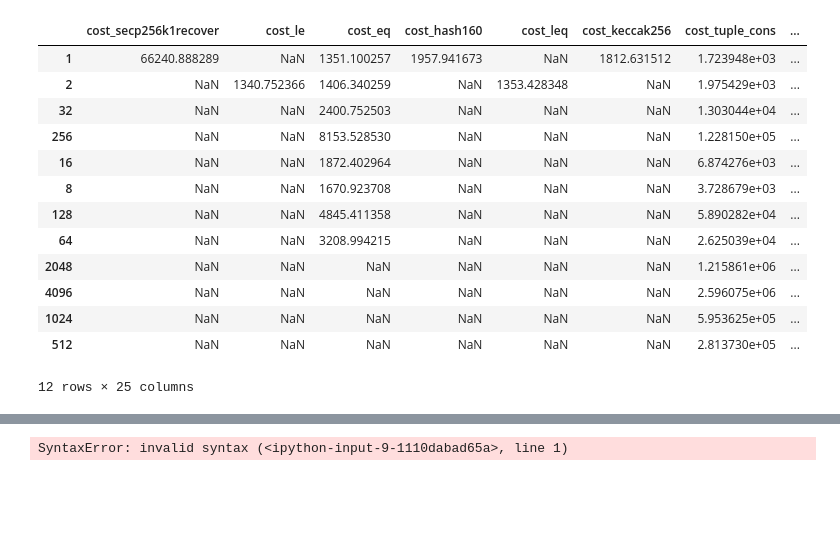
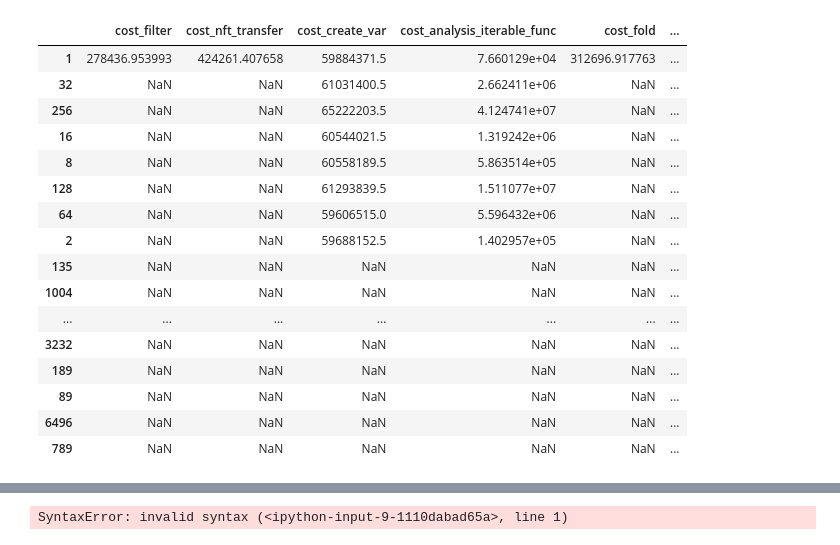
Before and after one commit to stacks-network/clarity-benchmarking, a Jupyter notebook: cost_estimator.ipynb, the cells around one changed output, grey strips where cells are left out. Drawn from its saved outputs; the diff is of its cells as text; code cells hidden in the pictures; blank space fills up the shorter version.

```diff
--- a/cost_estimator.ipynb
+++ b/cost_estimator.ipynb
@@ -29,24 +29,29 @@ for path in paths:
                 report[function_name] = {}
 
             report[function_name][size] = data['median']['point_estimate']
-# %%
-df = pd.DataFrame(report)
-df
-# %% [output]
-|  | cost_secp256k1recover | cost_le | cost_eq | cost_hash160 | cost_leq | cost_keccak256 | cost_tuple_cons | ... |
-| 1 | 66240.888289 | NaN | 1351.100257 | 1957.941673 | NaN | 1812.631512 | 1.723948e+03 | ... |
-| 2 | NaN | 1340.752366 | 1406.340259 | NaN | 1353.428348 | NaN | 1.975429e+03 | ... |
-| 32 | NaN | NaN | 2400.752503 | NaN | NaN | NaN | 1.303044e+04 | ... |
-| 256 | NaN | NaN | 8153.528530 | NaN | NaN | NaN | 1.228150e+05 | ... |
-| 16 | NaN | NaN | 1872.402964 | NaN | NaN | NaN | 6.874276e+03 | ... |
-| 8 | NaN | NaN | 1670.923708 | NaN | NaN | NaN | 3.728679e+03 | ... |
-| 128 | NaN | NaN | 4845.411358 | NaN | NaN | NaN | 5.890282e+04 | ... |
-| 64 | NaN | NaN | 3208.994215 | NaN | NaN | NaN | 2.625039e+04 | ... |
-| 2048 | NaN | NaN | NaN | NaN | NaN | NaN | 1.215861e+06 | ... |
-| 4096 | NaN | NaN | NaN | NaN | NaN | NaN | 2.596075e+06 | ... |
-| 1024 | NaN | NaN | NaN | NaN | NaN | NaN | 5.953625e+05 | ... |
-| 512 | NaN | NaN | NaN | NaN | NaN | NaN | 2.813730e+05 | ... |
-12 rows × 25 columns
+# %%
+pd.set_option('display.max_rows', 500)
+pd.set_option('display.max_columns', 500)
+df = pd.DataFrame(report)
+df
+# %% [output]
+|  | cost_filter | cost_nft_transfer | cost_create_var | cost_analysis_iterable_func | cost_fold | ... |
+| 1 | 278436.953993 | 424261.407658 | 59884371.5 | 7.660129e+04 | 312696.917763 | ... |
+| 32 | NaN | NaN | 61031400.5 | 2.662411e+06 | NaN | ... |
+| 256 | NaN | NaN | 65222203.5 | 4.124741e+07 | NaN | ... |
+| 16 | NaN | NaN | 60544021.5 | 1.319242e+06 | NaN | ... |
+| 8 | NaN | NaN | 60558189.5 | 5.863514e+05 | NaN | ... |
+| 128 | NaN | NaN | 61293839.5 | 1.511077e+07 | NaN | ... |
+| 64 | NaN | NaN | 59606515.0 | 5.596432e+06 | NaN | ... |
+| 2 | NaN | NaN | 59688152.5 | 1.402957e+05 | NaN | ... |
+| 135 | NaN | NaN | NaN | NaN | NaN | ... |
+| 1004 | NaN | NaN | NaN | NaN | NaN | ... |
+| ... | ... | ... | ... | ... | ... | ... |
+| 3232 | NaN | NaN | NaN | NaN | NaN | ... |
+| 189 | NaN | NaN | NaN | NaN | NaN | ... |
+| 89 | NaN | NaN | NaN | NaN | NaN | ... |
+| 6496 | NaN | NaN | NaN | NaN | NaN | ... |
+| 789 | NaN | NaN | NaN | NaN | NaN | ... |
 # %%
 def estimate_params(df, name, transform):
     X = df.index.values.reshape(-1, 1)
```
Also changed, not shown: parts of 2 cells of this notebook, 2 other files.
